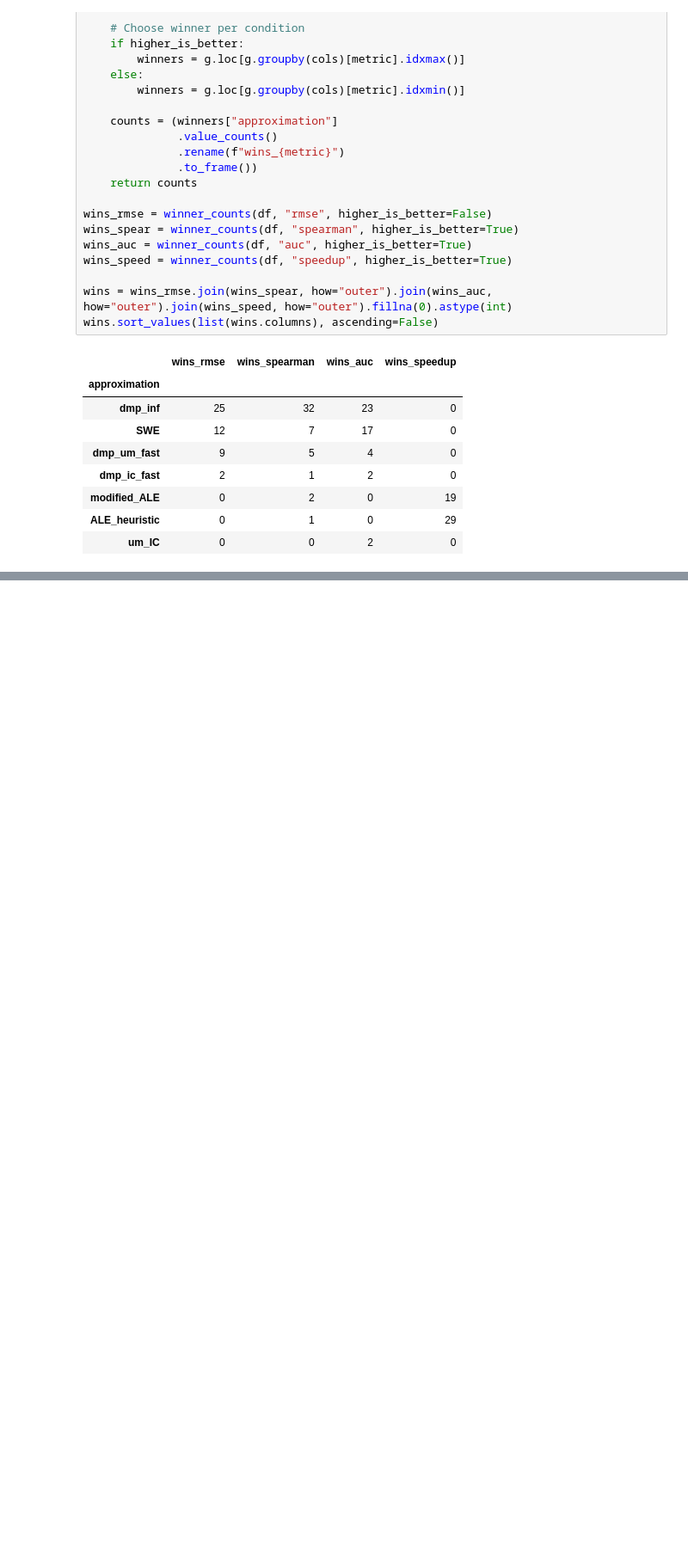
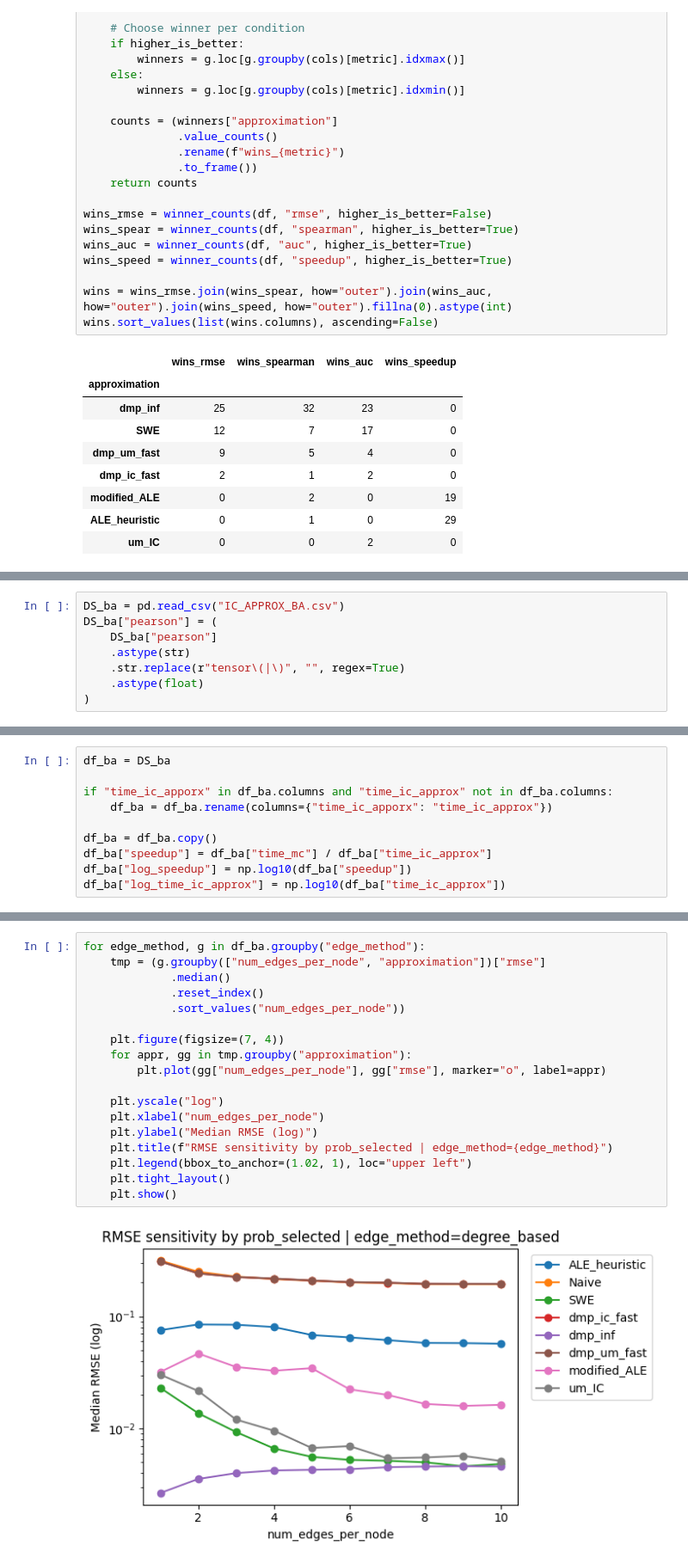
Before and after one commit to Matic054/IC_APPROX, a Jupyter notebook: data_analysis.ipynb, the cells around one changed output, grey strips where cells are left out. Shown at 86% size. Saved outputs shown, nothing was run; the diff lists cells and outputs as text; blank space fills up the shorter version.

```diff
--- a/data_analysis.ipynb
+++ b/data_analysis.ipynb
@@ -260,0 +365,8 @@ for edge_method, g in df.groupby("edge_method"):
+# %%
+DS_ba = pd.read_csv("IC_APPROX_BA.csv")
+DS_ba["pearson"] = (
+    DS_ba["pearson"]
+    .astype(str)
+    .str.replace(r"tensor\(|\)", "", regex=True)
+    .astype(float)
+)
@@ -260,0 +386,10 @@ for edge_method, g in df.groupby("edge_method"):
+# %%
+df_ba = DS_ba
+
+if "time_ic_apporx" in df_ba.columns and "time_ic_approx" not in df_ba.columns:
+    df_ba = df_ba.rename(columns={"time_ic_apporx": "time_ic_approx"})
+
+df_ba = df_ba.copy()
+df_ba["speedup"] = df_ba["time_mc"] / df_ba["time_ic_approx"]
+df_ba["log_speedup"] = np.log10(df_ba["speedup"])
+df_ba["log_time_ic_approx"] = np.log10(df_ba["time_ic_approx"])
@@ -260,0 +432,20 @@ for edge_method, g in df.groupby("edge_method"):
+# %%
+for edge_method, g in df_ba.groupby("edge_method"):
+    tmp = (g.groupby(["num_edges_per_node", "approximation"])["rmse"]
+             .median()
+             .reset_index()
+             .sort_values("num_edges_per_node"))
+
+    plt.figure(figsize=(7, 4))
+    for appr, gg in tmp.groupby("approximation"):
+        plt.plot(gg["num_edges_per_node"], gg["rmse"], marker="o", label=appr)
+
+    plt.yscale("log")
+    plt.xlabel("num_edges_per_node")
+    plt.ylabel("Median RMSE (log)")
+    plt.title(f"RMSE sensitivity by prob_selected | edge_method={edge_method}")
+    plt.legend(bbox_to_anchor=(1.02, 1), loc="upper left")
+    plt.tight_layout()
+    plt.show()
+# %% [output]
+[figure, added]
```
Also changed, not shown: parts of 28 cells of this notebook, 3 other files.
